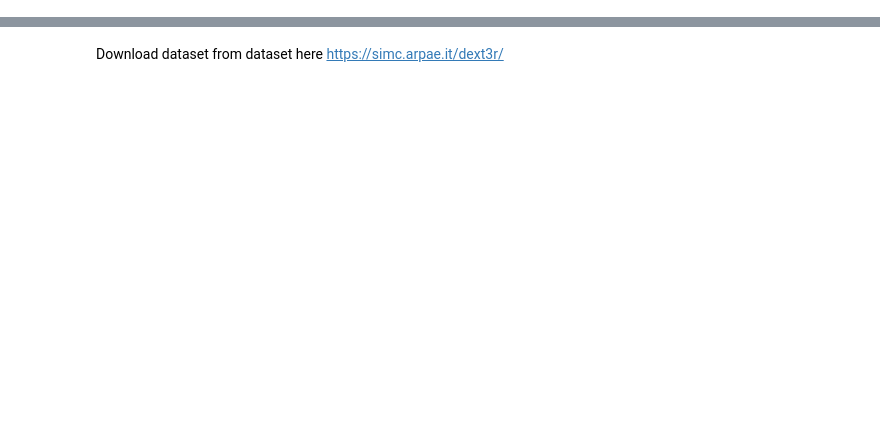
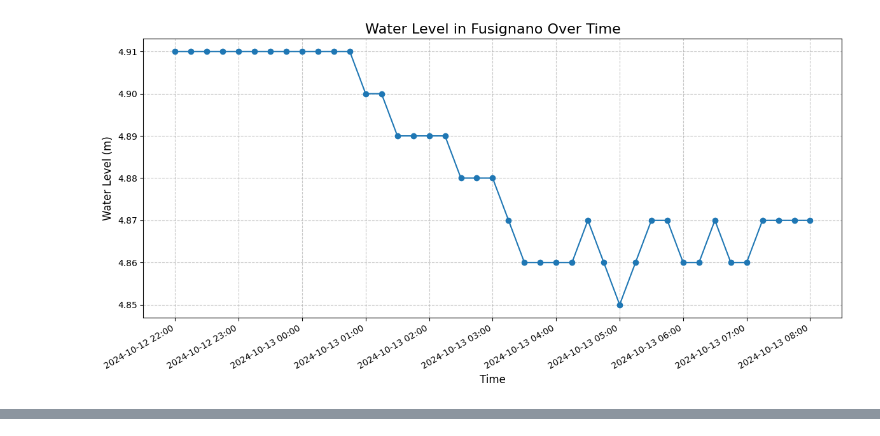
Before and after one commit to amgrg/Flood-Prediction-Algorithm-for-Emilia-Romagna, a Jupyter notebook: Import.ipynb, the cells around one changed output, grey strips where cells are left out. Drawn from its saved outputs; the diff is of its cells as text; code cells hidden in the pictures; blank space fills up the shorter version.

Commit message:
modify import

```diff
--- a/Import.ipynb
+++ b/Import.ipynb
@@ -35,31 +35,52 @@ def plot_water_levels(df, location):
     """
     plt.figure(figsize=(12, 6))
     plt.plot(df['start_time'], df['water_level'], marker='o')
 
     plt.title(f'Water Level in {location} Over Time', fontsize=16)
     plt.xlabel('Time', fontsize=12)
     plt.ylabel('Water Level (m)', fontsize=12)
 
     plt.gca().xaxis.set_major_formatter(DateFormatter("%Y-%m-%d %H:%M"))
     plt.gcf().autofmt_xdate()
 
     plt.grid(True, linestyle='--', alpha=0.7)
     plt.tight_layout()
     plt.show()
 
 def analyze_data(df):
     """
     Perform basic analysis on the hydrometric data.
 
     Parameters:
     df (pandas.DataFrame): DataFrame containing the hydrometric data
 
     Returns:
     dict: Analysis results
     """
     analysis = {
         'start_time': df['start_time'].min(),
         'end_time': df['start_time'].max(),
         'duration': df['start_time'].max() - df['start_time'].min(),
         'min_level': df['water_level'].min(),
-        'max_level': df['water_level'].max()}
+        'max_level': df['water_level'].max()
+    }
+    return analysis
+
+def main():
+    file_path = "C:\\Users\\amixg\\Downloads\\import.txt"
+    location = "Fusignano"
+
+    # Load the data
+    df = load_hydrometric_data(file_path)
+
+    # Plot the water levels
+    plot_water_levels(df, location)
+
+    # Perform analysis
+    analysis = analyze_data(df)
+    print(analysis)
+
+if __name__ == "__main__":
+    main()
+# %% [output]
+[figure, added]
@@ -66,3 +87,0 @@ def analyze_data(df):
-# %% [markdown]
- Download dataset from dataset here
- https://simc.arpae.it/dext3r/
```
Also changed, not shown: parts of 1 cell of this notebook, 1 other file.
